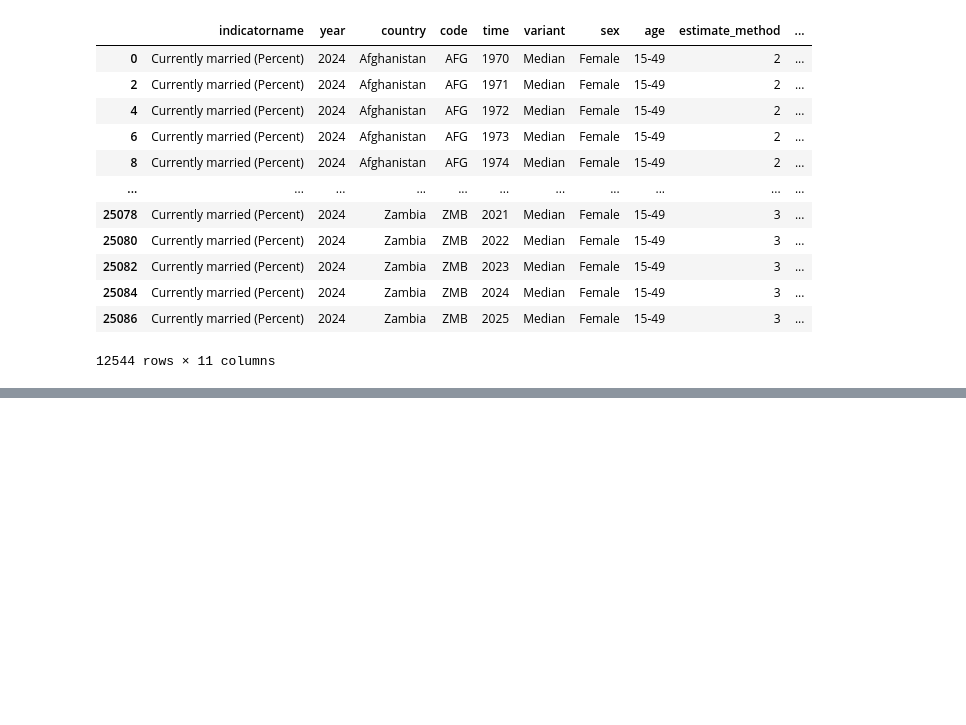
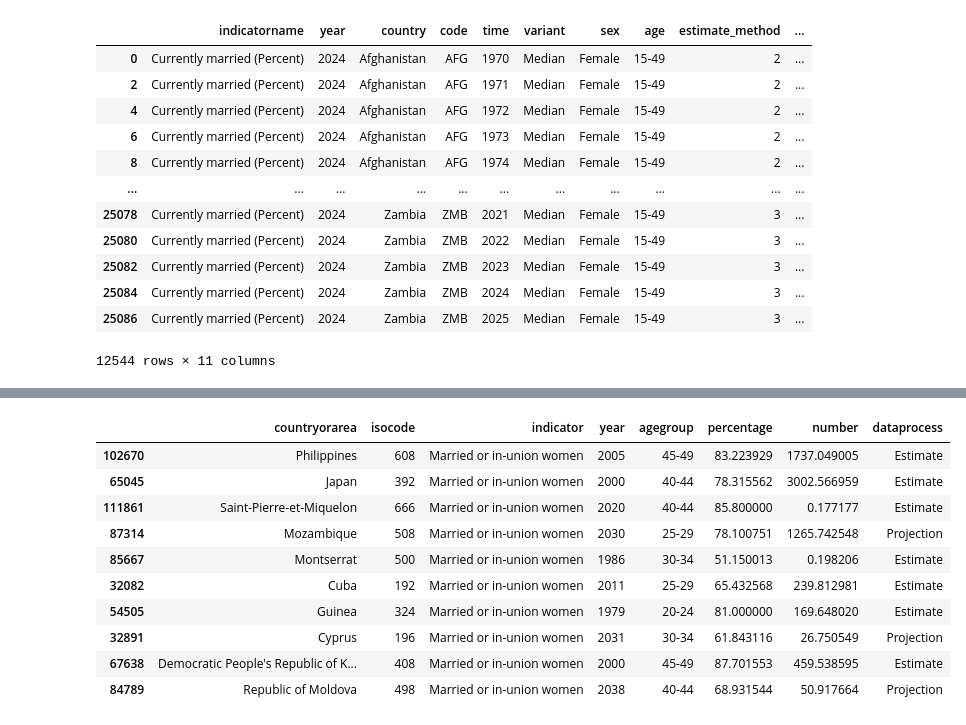
Before and after one commit to YkslB/marriage_statistics, a Jupyter notebook: scripts/Cleaning.ipynb, the cells around one changed output, grey strips where cells are left out. Drawn from its saved outputs; the diff is of its cells as text; code cells hidden in the pictures; blank space fills up the shorter version.

```diff
--- a/scripts/Cleaning.ipynb
+++ b/scripts/Cleaning.ipynb
@@ -460,0 +481,25 @@ df_9
+# %%
+df_10 = pd.read_csv('../data/processed/countries.csv',  header=5, low_memory=False)
+# %%
+df_10.columns = (
+    df_10.columns
+    .str.lower()
+    .str.strip()
+    .str.replace(' ', '')
+    .str.replace('(', '')
+    .str.replace(')', '')
+    .str.replace('[^0-9a-zA-Z_]', '', regex=True)
+)
+df_10.sample(10)
+# %% [output]
+|  | countryorarea | isocode | indicator | year | agegroup | percentage | number | dataprocess |
+| 102670 | Philippines | 608 | Married or in-union women | 2005 | 45-49 | 83.223929 | 1737.049005 | Estimate |
+| 65045 | Japan | 392 | Married or in-union women | 2000 | 40-44 | 78.315562 | 3002.566959 | Estimate |
+| 111861 | Saint-Pierre-et-Miquelon | 666 | Married or in-union women | 2020 | 40-44 | 85.800000 | 0.177177 | Estimate |
+| 87314 | Mozambique | 508 | Married or in-union women | 2030 | 25-29 | 78.100751 | 1265.742548 | Projection |
+| 85667 | Montserrat | 500 | Married or in-union women | 1986 | 30-34 | 51.150013 | 0.198206 | Estimate |
+| 32082 | Cuba | 192 | Married or in-union women | 2011 | 25-29 | 65.432568 | 239.812981 | Estimate |
+| 54505 | Guinea | 324 | Married or in-union women | 1979 | 20-24 | 81.000000 | 169.648020 | Estimate |
+| 32891 | Cyprus | 196 | Married or in-union women | 2031 | 30-34 | 61.843116 | 26.750549 | Projection |
+| 67638 | Democratic People's Republic of K... | 408 | Married or in-union women | 2000 | 45-49 | 87.701553 | 459.538595 | Estimate |
+| 84789 | Republic of Moldova | 498 | Married or in-union women | 2038 | 40-44 | 68.931544 | 50.917664 | Projection |
```
Also changed, not shown: parts of 29 cells of this notebook, 3 other files.
